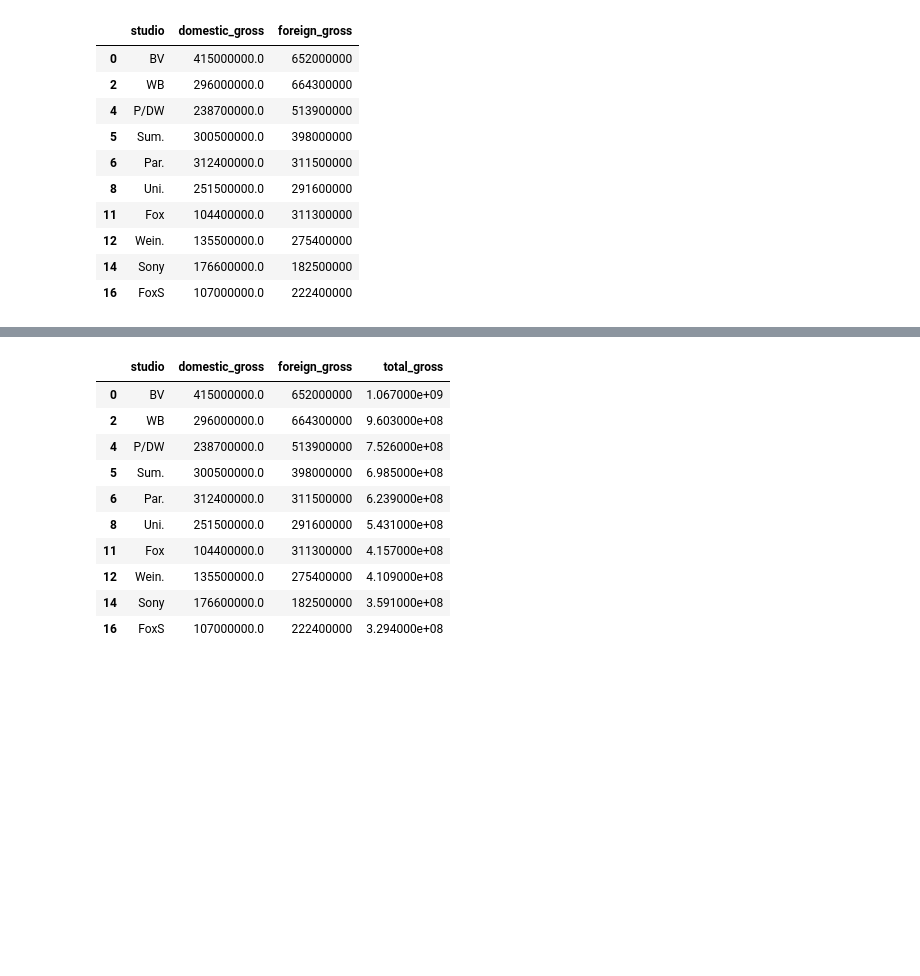
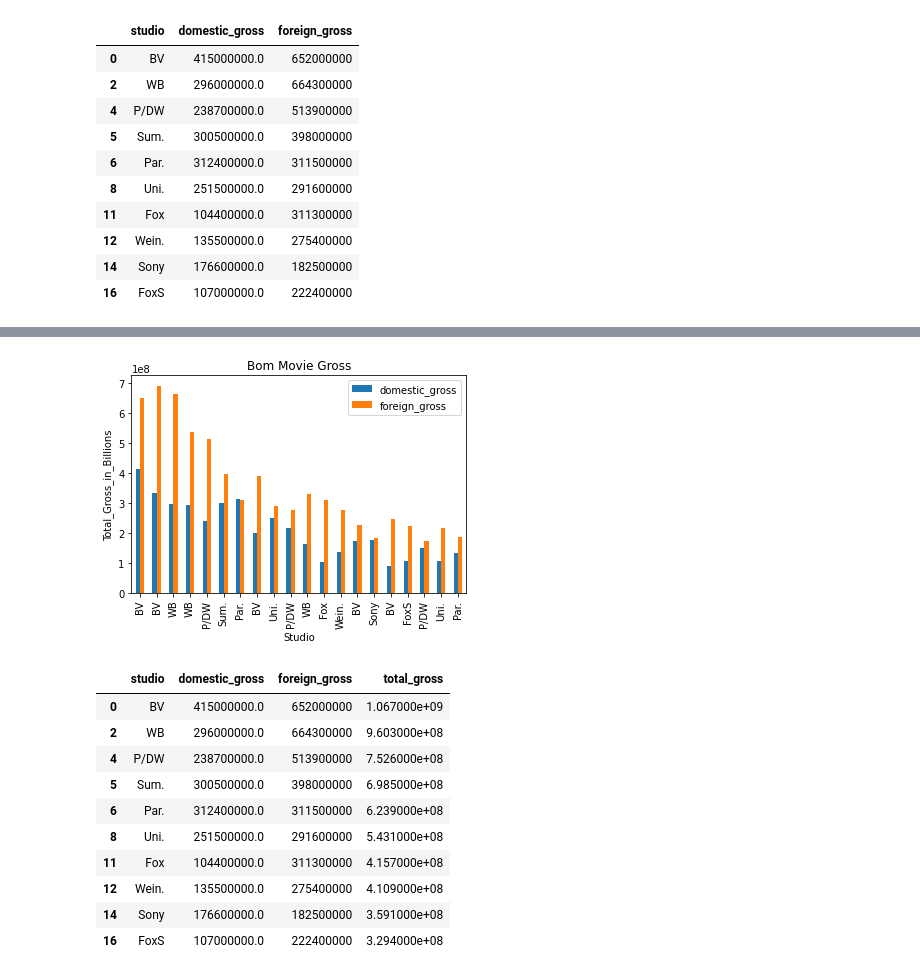
Before and after one commit to EmillyN22/dsc-phase-1-project-v2-4, a Jupyter notebook: student.ipynb, the cells around one changed output, grey strips where cells are left out. Drawn from its saved outputs; the diff is of its cells as text; code cells hidden in the pictures; blank space fills up the shorter version.

```diff
--- a/student.ipynb
+++ b/student.ipynb
@@ -434,3 +452,11 @@ df_bom["foreign_gross"] = df_bom["foreign_gross"].fillna(0).astype(int)
+# %%
+df_bom.plot(kind="bar", x='studio', y=['domestic_gross','foreign_gross'] )
+plt.xlabel('Studio')
+plt.ylabel('Total_Gross_in_Billions')
+plt.title('Bom Movie Gross')
+plt.show()
+# %% [output]
+[figure, added]
 # %%
 df_bom["total_gross"] = df_bom["domestic_gross"] + df_bom["foreign_gross"]
 df_bom_sorted=df_bom.sort_values(by='total_gross', ascending=False)
```
Also changed, not shown: parts of 6 cells of this notebook, 6 other files.
